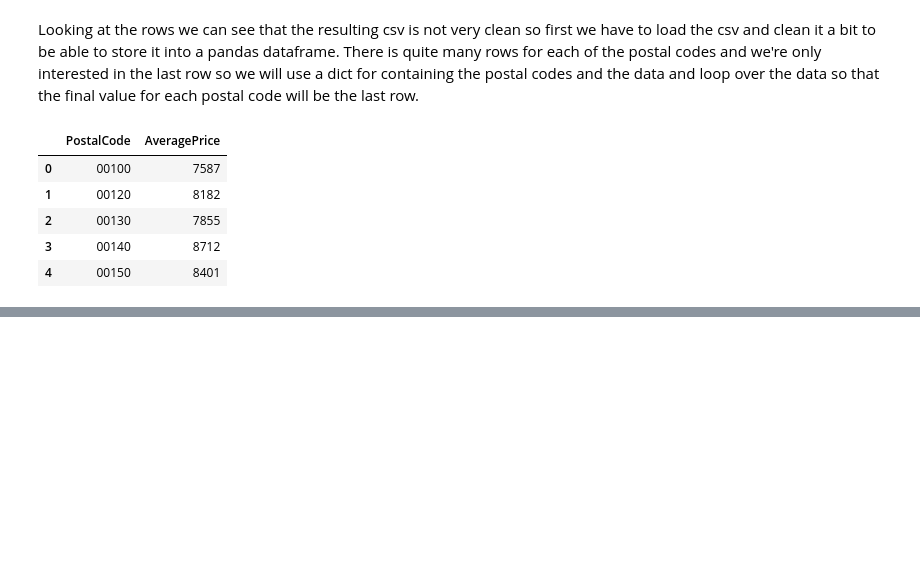
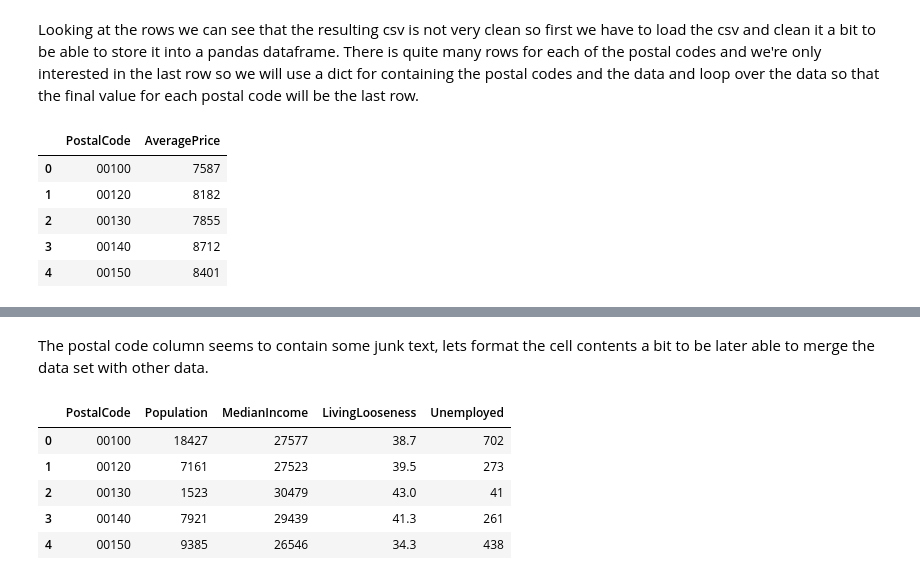
Before and after one commit to cobrelli/Coursera_Capstone, a Jupyter notebook: Capstone 1.ipynb, the cells around one changed output, grey strips where cells are left out. Drawn from its saved outputs; the diff is of its cells as text; code cells hidden in the pictures; blank space fills up the shorter version.

```diff
--- a/Capstone 1.ipynb
+++ b/Capstone 1.ipynb
@@ -345,0 +390,14 @@ prices_data.head()
+# %% [markdown]
+The postal code column seems to contain some junk text, lets format the cell contents a bit to be later able to merge the data set with other data.
+# %%
+# Use regex and clean up the postal codes
+indicators_data['PostalCode'] = indicators_data['PostalCode'].replace(' .*', '', regex=True)
+# View the results
+indicators_data.head()
+# %% [output]
+|  | PostalCode | Population | MedianIncome | LivingLooseness | Unemployed |
+| 0 | 00100 | 18427 | 27577 | 38.7 | 702 |
+| 1 | 00120 | 7161 | 27523 | 39.5 | 273 |
+| 2 | 00130 | 1523 | 30479 | 43.0 | 41 |
+| 3 | 00140 | 7921 | 29439 | 41.3 | 261 |
+| 4 | 00150 | 9385 | 26546 | 34.3 | 438 |
```
Also changed, not shown: parts of 21 cells of this notebook, 2 other files.
